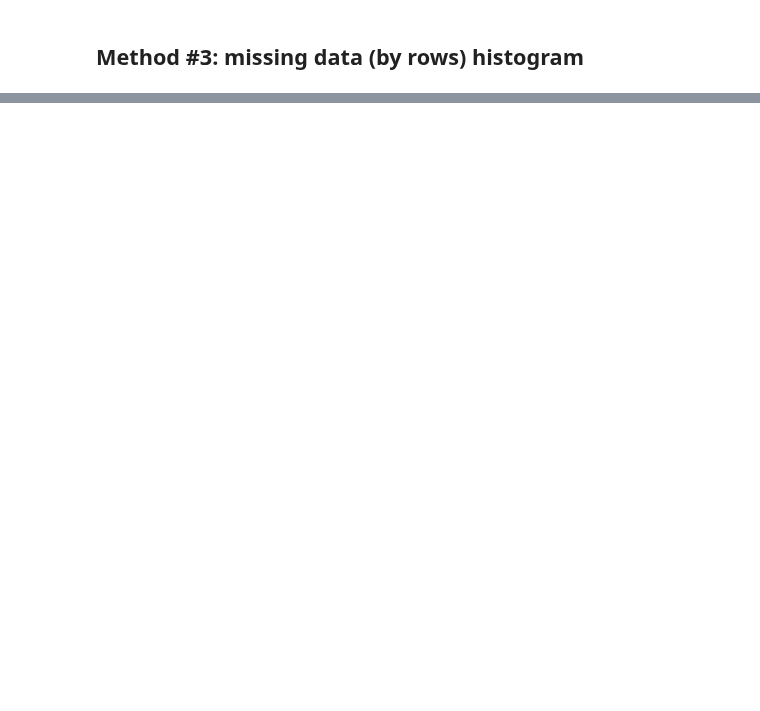
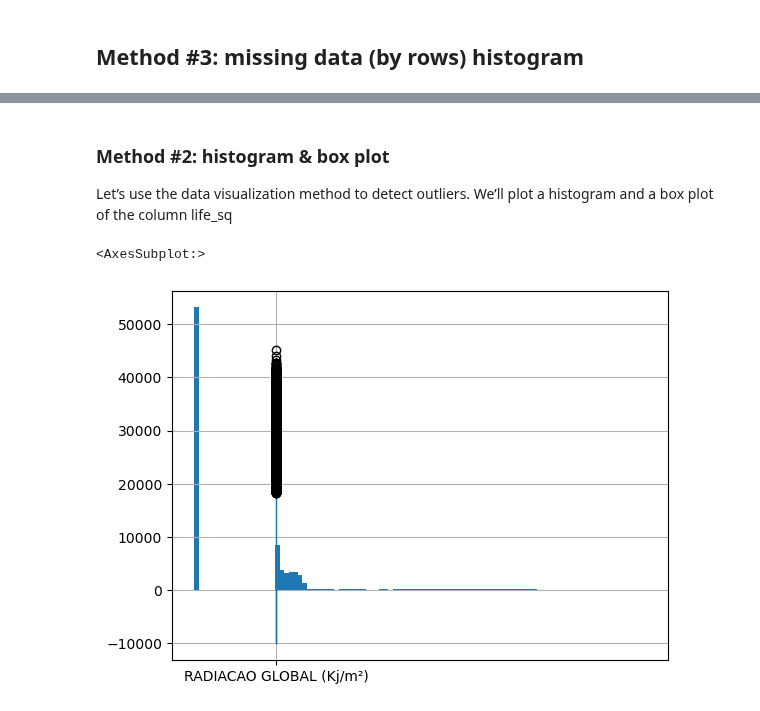
Before and after one commit to Sliders122/wildfire, a Jupyter notebook: src/Pre-Processing.ipynb, the cells around one changed output, grey strips where cells are left out. Saved outputs shown, nothing was run; the diff lists cells and outputs as text; code cells hidden in the pictures; blank space fills up the shorter version.

```diff
--- a/src/Pre-Processing.ipynb
+++ b/src/Pre-Processing.ipynb
@@ -116,0 +246,9 @@ missing_by_row.hist(bins=50)
+# %% [markdown]
+### Method #2: histogram & box plot
+Let’s use the data visualization method to detect outliers. We’ll plot a histogram and a box plot of the column life_sq
+# %%
+df['RADIACAO GLOBAL (Kj/m²)'].hist(bins=100)
+df.boxplot(column=['RADIACAO GLOBAL (Kj/m²)'])
+# %% [output]
+<AxesSubplot:>
+[figure, added]
```
Also changed, not shown: parts of 71 cells of this notebook.
